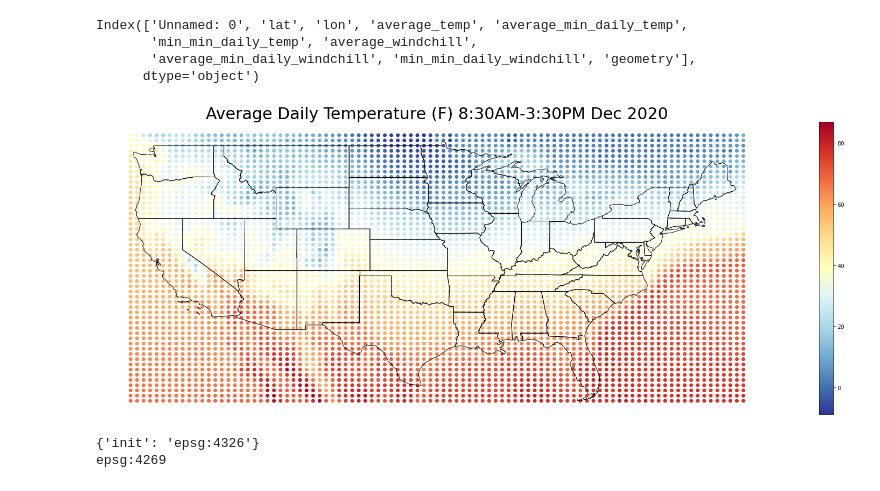
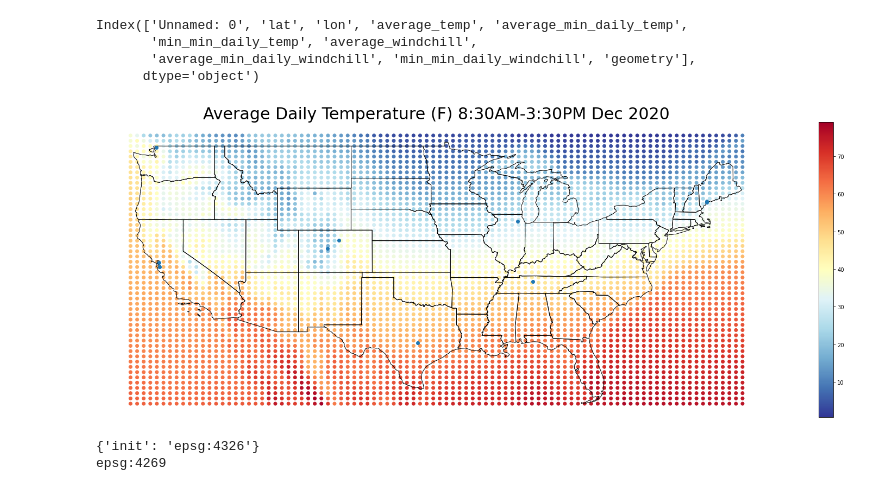
Before and after one commit to Harris-2020-Grad-Side-Projects/US-schoolday-temperatures, a Jupyter notebook: build/map_temperature.ipynb, the cells around one changed output. Saved outputs shown, nothing was run; the diff lists cells and outputs as text; code cells hidden in the pictures.

```diff
--- a/build/map_temperature.ipynb
+++ b/build/map_temperature.ipynb
@@ -45,7 +45,7 @@ Loading BokehJS ...
 # %%
 #change this only
 os.chdir('/Users/Sarah/Documents/GitHub/US-schoolday-temperatures')
-date = 'Summer 2019'
+date = 'Winter 2018-19'
 
 #df = pd.read_csv('{} temperature.csv'.format(date))
 data_folder = 'Data'
@@ -93,0 +96,5 @@ colors = {110.0: '#a50026',
+# %%
+pilot_df = pd.read_csv(os.path.join(data_folder, 'pilot_schools.csv'))
+pilot_gdf = geopandas.GeoDataFrame(pilot_df,
+                                   geometry=geopandas.points_from_xy(pilot_df[' lon'], pilot_df[' lat']),
+                                   crs = 'epsg:4269')
@@ -200,15 +241,15 @@ contenental_states = state[~state['STUSPS'].isin(state_abres)]
 # %%
 fig, ax = plt.subplots(figsize=(30,10))
 #contenental_states.plot(ax=ax, color = 'none', edgecolor='black')
-gdf.plot(ax=ax, column = 'average_windchill', cmap = 'RdYlBu_r', legend=True)
+gdf.plot(ax=ax, column = 'average_hi', cmap = 'RdYlBu_r', legend=True)
 contenental_states.plot(ax=ax, color = 'none', edgecolor='black')
-
+plt.scatter(pilot_df[' lon'], pilot_df[' lat'])
 ax.axis('off')
 ax.set_title('Average Daily Temperature (F) 8:30AM-3:30PM Dec 2020',
             size=30);
 plt.show()
 # %% [output]
-[figure, old version]
+[figure, new version]
 # %%
 world = geopandas.read_file(geopandas.datasets.get_path('naturalearth_lowres'))
 US = world[world.name == 'United States of America']
```
Also changed, not shown: parts of 8 cells of this notebook, 1 other file.
